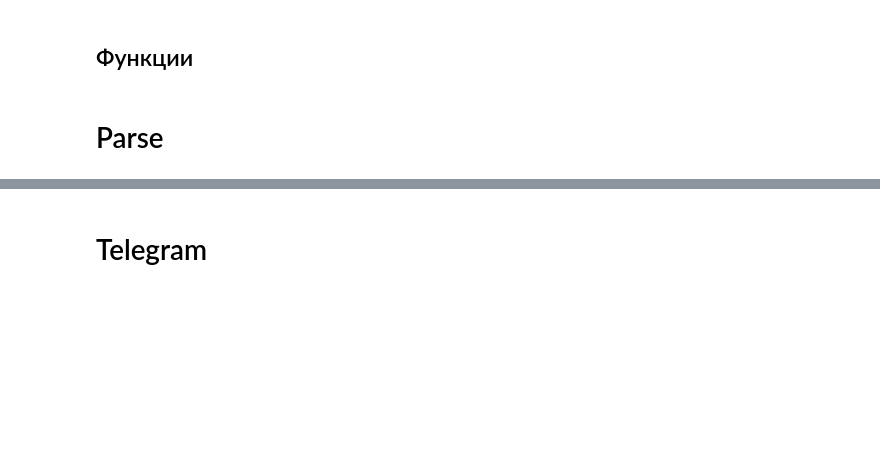
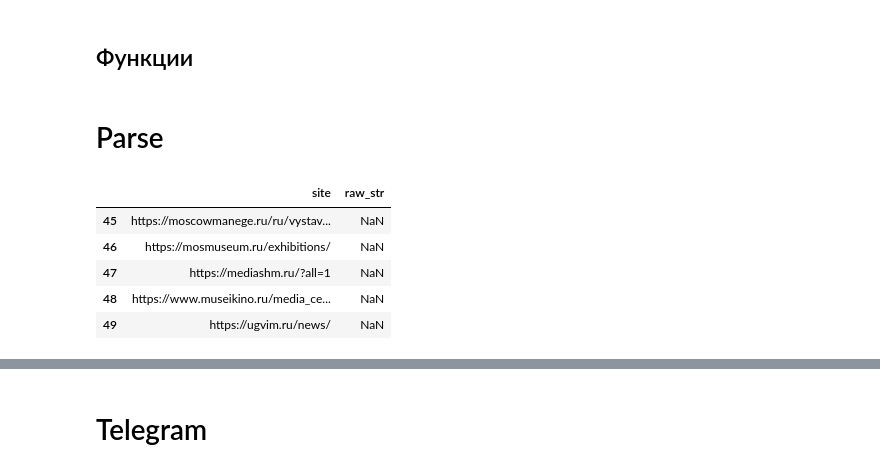
Before and after one commit to SeniorDataFrame/projects, a Jupyter notebook: Museums/main.ipynb, the cells around one changed output, grey strips where cells are left out. Saved outputs shown, nothing was run; the diff lists cells and outputs as text; code cells hidden in the pictures; blank space fills up the shorter version.

```diff
--- a/Museums/main.ipynb
+++ b/Museums/main.ipynb
@@ -70,3 +115,12 @@ df_raw_p = df_raw_p.explode(0)
 df_raw_p = df_raw_p.reset_index()
 # %%
 df_raw_p = df_raw_p.rename(columns={'index':'site', 0:'raw_str'})
+# %%
+df_raw_p[df_raw_p['raw_str'].isna()]
+# %% [output]
+|  | site | raw_str |
+| 45 | https://moscowmanege.ru/ru/vystav... | NaN |
+| 46 | https://mosmuseum.ru/exhibitions/ | NaN |
+| 47 | https://mediashm.ru/?all=1 | NaN |
+| 48 | https://www.museikino.ru/media_ce... | NaN |
+| 49 | https://ugvim.ru/news/ | NaN |
```
Also changed, not shown: parts of 120 cells of this notebook, 2 other files.
